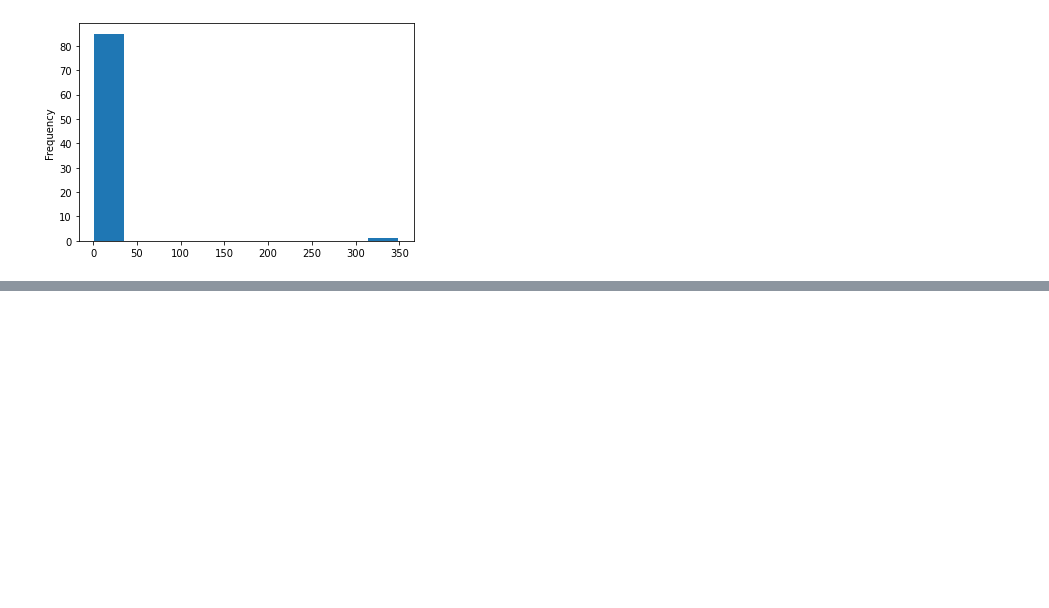
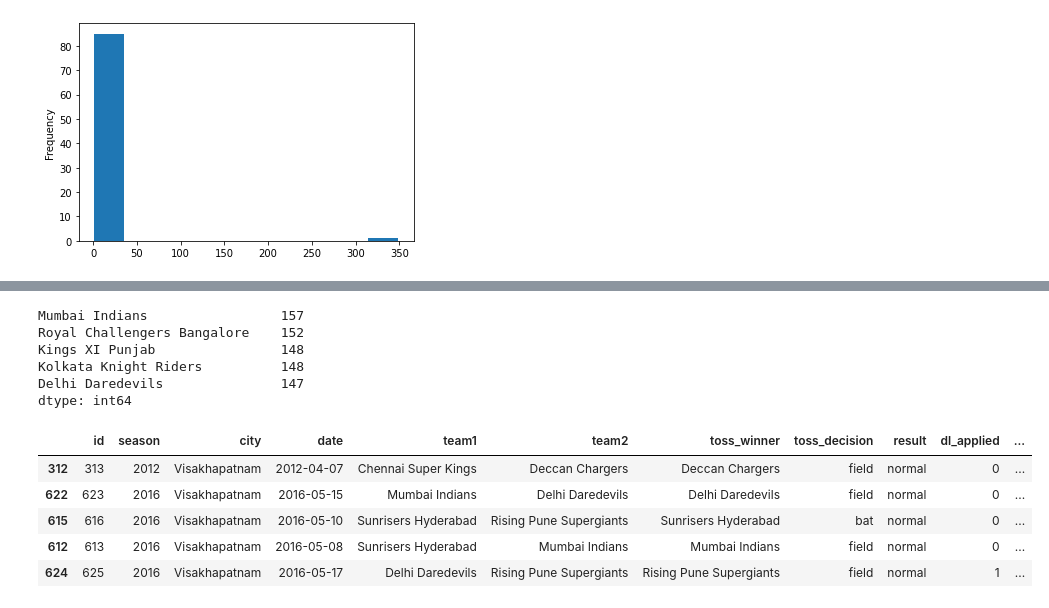
Before and after one commit to sagarkumarmishra/IPL-DATA-ANALYSIS, a Jupyter notebook: IPL_data_analysis.ipynb, the cells around one changed output, grey strips where cells are left out. Cells and saved outputs as stored; diff of their text form; code cells hidden in the pictures; blank space fills up the shorter version.

```diff
--- a/IPL_data_analysis.ipynb
+++ b/IPL_data_analysis.ipynb
@@ -238,0 +283,18 @@ data['win_by_runs'].value_counts().plot(kind ='hist')
+# %%
+total_matches.sort_values(ascending = False).head()
+# %% [output]
+Mumbai Indians                 157
+Royal Challengers Bangalore    152
+Kings XI Punjab                148
+Kolkata Knight Riders          148
+Delhi Daredevils               147
+dtype: int64
+# %%
+data.sort_values('city', ascending = False).head()
+# %% [output]
+|  | id | season | city | date | team1 | team2 | toss_winner | toss_decision | result | dl_applied | ... |
+| 312 | 313 | 2012 | Visakhapatnam | 2012-04-07 | Chennai Super Kings | Deccan Chargers | Deccan Chargers | field | normal | 0 | ... |
+| 622 | 623 | 2016 | Visakhapatnam | 2016-05-15 | Mumbai Indians | Delhi Daredevils | Delhi Daredevils | field | normal | 0 | ... |
+| 615 | 616 | 2016 | Visakhapatnam | 2016-05-10 | Sunrisers Hyderabad | Rising Pune Supergiants | Sunrisers Hyderabad | bat | normal | 0 | ... |
+| 612 | 613 | 2016 | Visakhapatnam | 2016-05-08 | Sunrisers Hyderabad | Mumbai Indians | Mumbai Indians | field | normal | 0 | ... |
+| 624 | 625 | 2016 | Visakhapatnam | 2016-05-17 | Delhi Daredevils | Rising Pune Supergiants | Rising Pune Supergiants | field | normal | 1 | ... |
```
Also changed, not shown: parts of 6 cells of this notebook.
